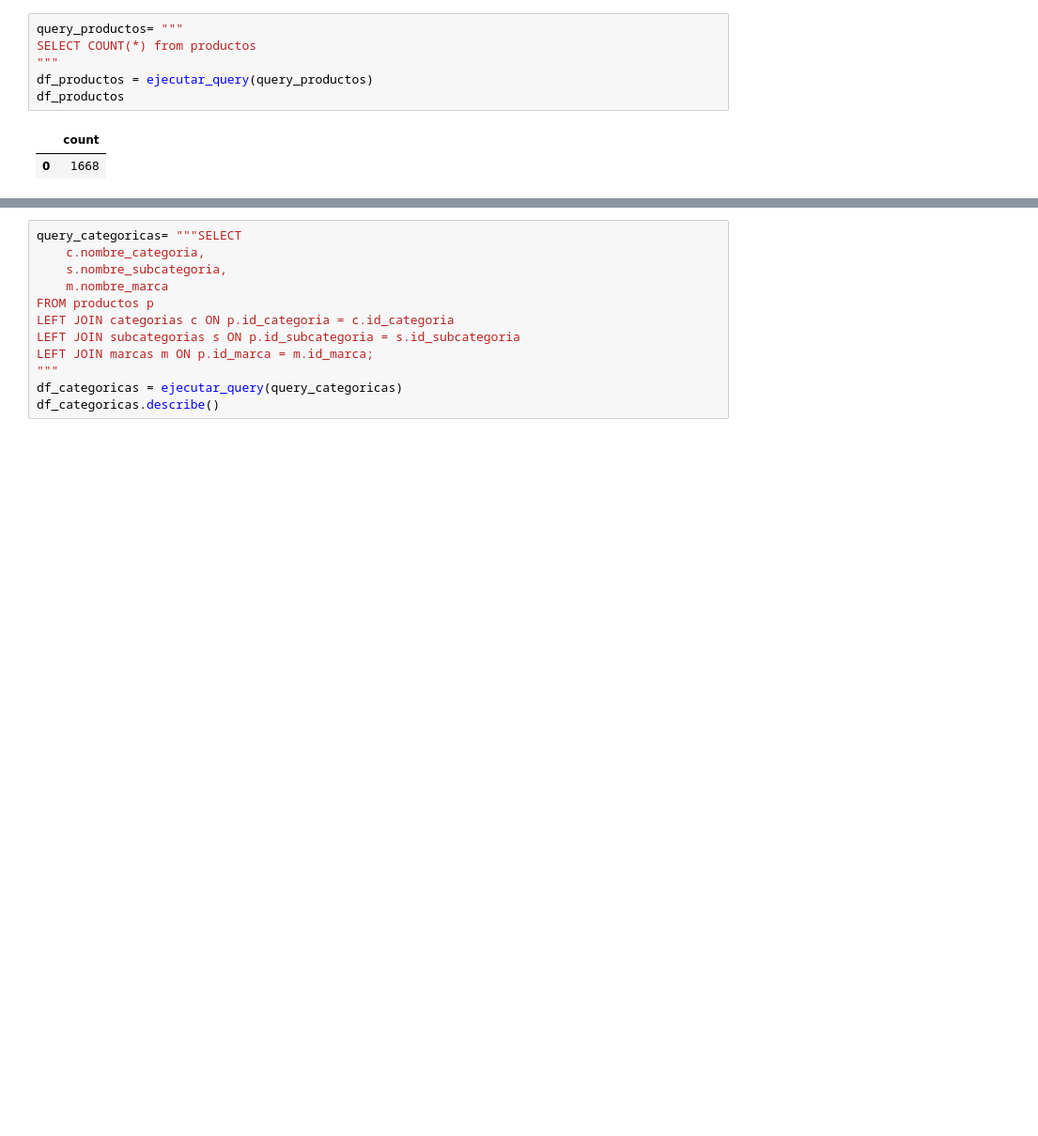
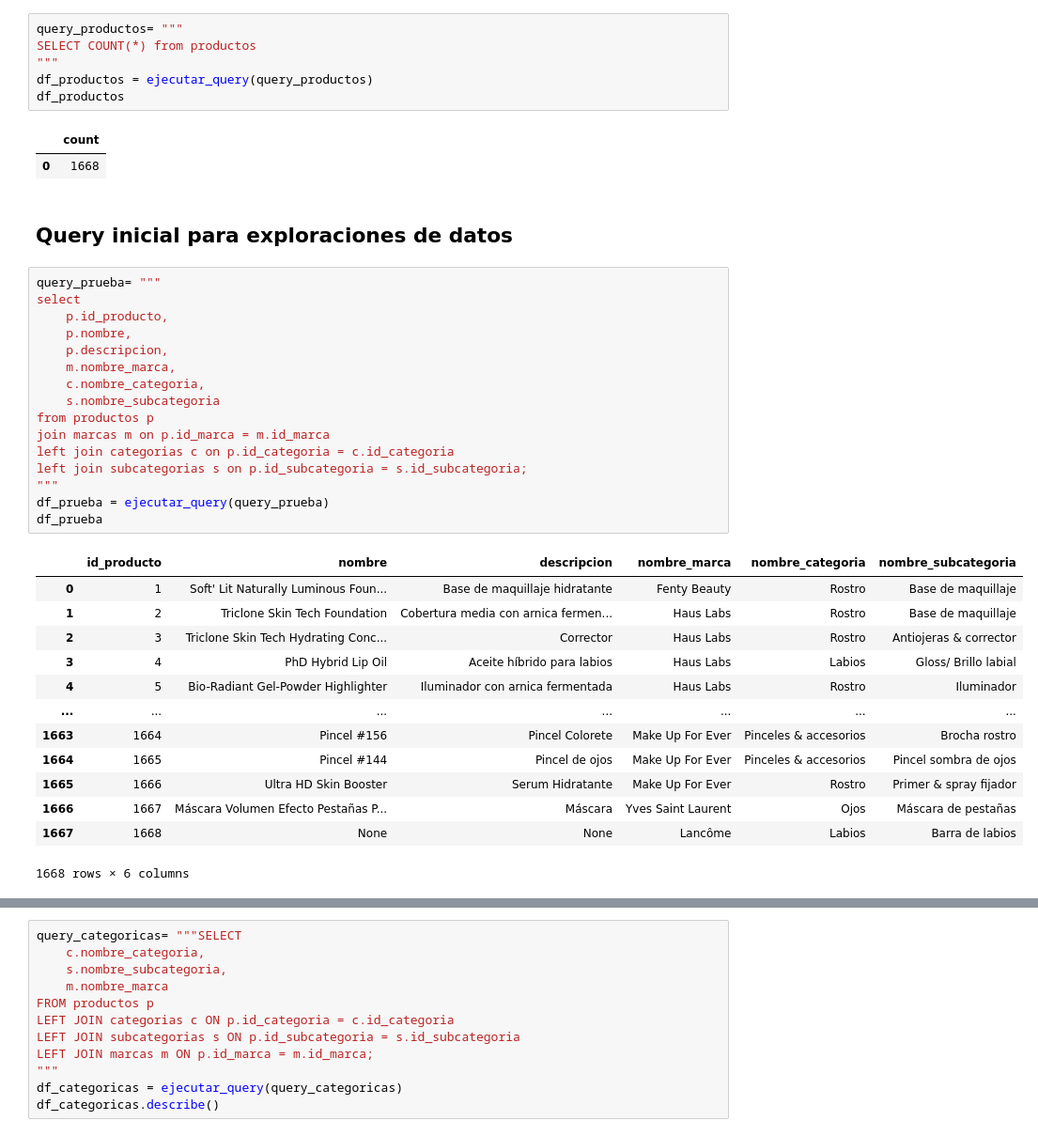
Before and after one commit to raquelscv/proyecto_final_sephora, a Jupyter notebook: pruebas/eda.ipynb, the cells around one changed output, grey strips where cells are left out. Shown at 94% size. Drawn from its saved outputs; the diff is of its cells as text; blank space fills up the shorter version.

```diff
--- a/pruebas/eda.ipynb
+++ b/pruebas/eda.ipynb
@@ -75,3 +133,35 @@ df_productos
 # %% [output]
 |  | count |
 | 0 | 1668 |
+# %% [markdown]
+## Query inicial para exploraciones de datos
+# %%
+query_prueba= """
+select
+	p.id_producto,
+	p.nombre,
+    p.descripcion,
+	m.nombre_marca,
+	c.nombre_categoria,
+    s.nombre_subcategoria
+from productos p
+join marcas m on p.id_marca = m.id_marca
+left join categorias c on p.id_categoria = c.id_categoria
+left join subcategorias s on p.id_subcategoria = s.id_subcategoria;
+"""
+df_prueba = ejecutar_query(query_prueba)
+df_prueba
+# %% [output]
+|  | id_producto | nombre | descripcion | nombre_marca | nombre_categoria | nombre_subcategoria |
+| 0 | 1 | Soft' Lit Naturally Luminous Foun... | Base de maquillaje hidratante | Fenty Beauty | Rostro | Base de maquillaje |
+| 1 | 2 | Triclone Skin Tech Foundation | Cobertura media con arnica fermen... | Haus Labs | Rostro | Base de maquillaje |
+| 2 | 3 | Triclone Skin Tech Hydrating Conc... | Corrector | Haus Labs | Rostro | Antiojeras & corrector |
+| 3 | 4 | PhD Hybrid Lip Oil | Aceite híbrido para labios | Haus Labs | Labios | Gloss/ Brillo labial |
+| 4 | 5 | Bio-Radiant Gel-Powder Highlighter | Iluminador con arnica fermentada | Haus Labs | Rostro | Iluminador |
+| ... | ... | ... | ... | ... | ... | ... |
+| 1663 | 1664 | Pincel #156 | Pincel Colorete | Make Up For Ever | Pinceles & accesorios | Brocha rostro |
+| 1664 | 1665 | Pincel #144 | Pincel de ojos | Make Up For Ever | Pinceles & accesorios | Pincel sombra de ojos |
+| 1665 | 1666 | Ultra HD Skin Booster | Serum Hidratante | Make Up For Ever | Rostro | Primer & spray fijador |
+| 1666 | 1667 | Máscara Volumen Efecto Pestañas P... | Máscara | Yves Saint Laurent | Ojos | Máscara de pestañas |
+| 1667 | 1668 | None | None | Lancôme | Labios | Barra de labios |
+1668 rows × 6 columns
```
Also changed, not shown: parts of 13 cells of this notebook, 5 other files.
